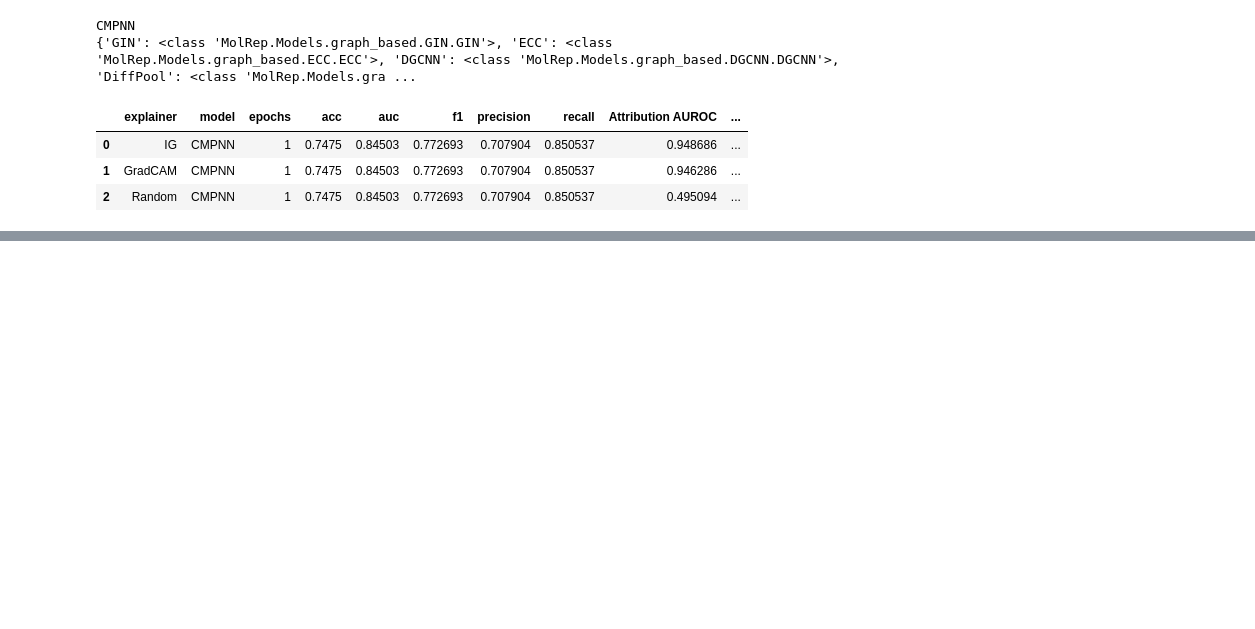
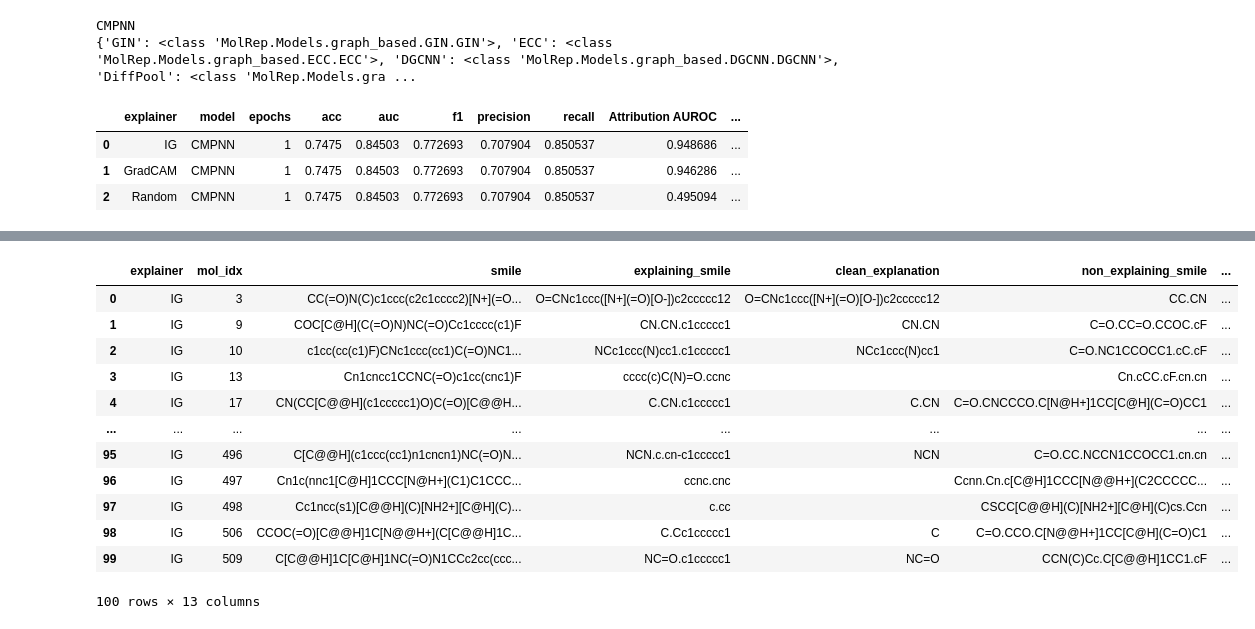
Before and after one commit to helipajari/mpp-comp-suff, a Jupyter notebook: Examples/Comprehensiveness_Sufficiency.ipynb, the cells around one changed output, grey strips where cells are left out. Saved outputs shown, nothing was run; the diff lists cells and outputs as text; code cells hidden in the pictures; blank space fills up the shorter version.

Commit message:
Exported comp and suff for IG, GradCAM and random

```diff
--- a/Examples/Comprehensiveness_Sufficiency.ipynb
+++ b/Examples/Comprehensiveness_Sufficiency.ipynb
@@ -267,15 +281,16 @@ explainer_accuracies_df
 # %%
-def split_molecule(mol_idx:int, attr='IG', threshold=1e-4, convert_idx=False):
+def split_molecule(mol_idx:int, explainer='IG', threshold=1e-4, convert_idx=False):
     """Splits the given molecule into explaining and non-explaining SMILES based on given explanation, returns those and the SMILES of the molecule. Threshold value is the same as in explainerExperiments.py visualization(). Convert idx True if fetching smile from the entire dataset, False if looking by index in test set"""
 
     if convert_idx:
         smile = dataset.whole_data_df.SMILES.iat[mol_idx]
+        mol_idx = convert_real_idx_to_test_idx(mol_idx)
     else:
         # testing = True by default
         smile = dataset.get_smiles_list(testing=True)[mol_idx]
 
     # atom importances depend on what explainer method is used, mol_idx is convenient
-    expl_idx = ATTRIBUTIONS.index(attr)
+    expl_idx = ATTRIBUTIONS.index(explainer)
     a_importances = atom_importances[expl_idx][mol_idx]
 
     # print(type(a_importances), a_importances, type(a_importances[0]))
@@ -510,11 +520,38 @@ def comp_and_suff(idx, explainer = 'IG', convert_idx=False) :
 # %%
-def comp_and_suff_data(dataset, attr):
-    """Calculates and accumulates the comprehensiveness and sufficiency for all molecules within the test set of the provided dataset."""
+def comp_and_suff_data(explainer='IG', sample_size=2400):
+    """Accumulates the comp and suff for all molecules within the test set of the provided dataset."""
     c_and_s = []
 
-    # actually only care about the index, because further down the line we're getting things by index in the test set
-    for (i, _) in enumerate(dataset.get_smiles_idxs(testing=True)):
+    n = min(sample_size, len(dataset.get_smiles_idxs(testing=True)))
+
+    # we only care about the index, because we're getting things by index in the test set
+    for i in range(n):
         torch.cuda.empty_cache() # please be enough to allow things to run smoothly
-        vals = comp_and_suff(i, attr)
+        vals = comp_and_suff(i, explainer)
         c_and_s.append(vals)
     return c_and_s
+
+
+# c = comp_and_suff_data(sample_size=10)
+# pd.DataFrame(c)
+# %%
+# TODO 2 further work
+# save results of comp-suff for transparency
+# use a different explainer on the model
+# save those results
+
+def comp_and_suff_for_all_explainers(explainers, sample_size=100):
+    """Calculates comp and suff for all explainers, given a list of explainers and a full matrix of atom importances."""
+    comps = []
+
+    for (i, explainer) in enumerate(explainers):
+        torch.cuda.empty_cache() # please be enough to allow things to run smoothly
+        # print(i, explainer)
+
+        comp = comp_and_suff_data(explainer=explainer, sample_size=sample_size)
+
+        comps.append(comp)
+    return comps
+
+c_and_s = comp_and_suff_for_all_explainers(ATTRIBUTIONS, sample_size=100)
+# c_and_s = comp_and_suff_data(dataset, 'IG', sample_size=60)
@@ -520,0 +576,16 @@ def comp_and_suff_data(dataset, attr):
+# %%
+pd.DataFrame(c_and_s[0])
+# %% [output]
+|  | explainer | mol_idx | smile | explaining_smile | clean_explanation | non_explaining_smile | ... |
+| 0 | IG | 3 | CC(=O)N(C)c1ccc(c2c1cccc2)[N+](=O... | O=CNc1ccc([N+](=O)[O-])c2ccccc12 | O=CNc1ccc([N+](=O)[O-])c2ccccc12 | CC.CN | ... |
+| 1 | IG | 9 | COC[C@H](C(=O)N)NC(=O)Cc1cccc(c1)F | CN.CN.c1ccccc1 | CN.CN | C=O.CC=O.CCOC.cF | ... |
+| 2 | IG | 10 | c1cc(cc(c1)F)CNc1ccc(cc1)C(=O)NC1... | NCc1ccc(N)cc1.c1ccccc1 | NCc1ccc(N)cc1 | C=O.NC1CCOCC1.cC.cF | ... |
+| 3 | IG | 13 | Cn1cncc1CCNC(=O)c1cc(cnc1)F | cccc(c)C(N)=O.ccnc |  | Cn.cCC.cF.cn.cn | ... |
+| 4 | IG | 17 | CN(CC[C@@H](c1ccccc1)O)C(=O)[C@@H... | C.CN.c1ccccc1 | C.CN | C=O.CNCCCO.C[N@H+]1CC[C@H](C=O)CC1 | ... |
+| ... | ... | ... | ... | ... | ... | ... | ... |
+| 95 | IG | 496 | C[C@@H](c1ccc(cc1)n1cncn1)NC(=O)N... | NCN.c.cn-c1ccccc1 | NCN | C=O.CC.NCCN1CCOCC1.cn.cn | ... |
+| 96 | IG | 497 | Cn1c(nnc1[C@H]1CCC[N@H+](C1)C1CCC... | ccnc.cnc |  | Ccnn.Cn.c[C@H]1CCC[N@@H+](C2CCCCC... | ... |
+| 97 | IG | 498 | Cc1ncc(s1)[C@@H](C)[NH2+][C@H](C)... | c.cc |  | CSCC[C@@H](C)[NH2+][C@H](C)cs.Ccn | ... |
+| 98 | IG | 506 | CCOC(=O)[C@@H]1C[N@@H+](C[C@@H]1C... | C.Cc1ccccc1 | C | C=O.CCO.C[N@@H+]1CC[C@H](C=O)C1 | ... |
+| 99 | IG | 509 | C[C@@H]1C[C@H]1NC(=O)N1CCc2cc(ccc... | NC=O.c1ccccc1 | NC=O | CCN(C)Cc.C[C@@H]1CC1.cF | ... |
+100 rows × 13 columns
```
Also changed, not shown: parts of 9 cells of this notebook, 3 other files.
